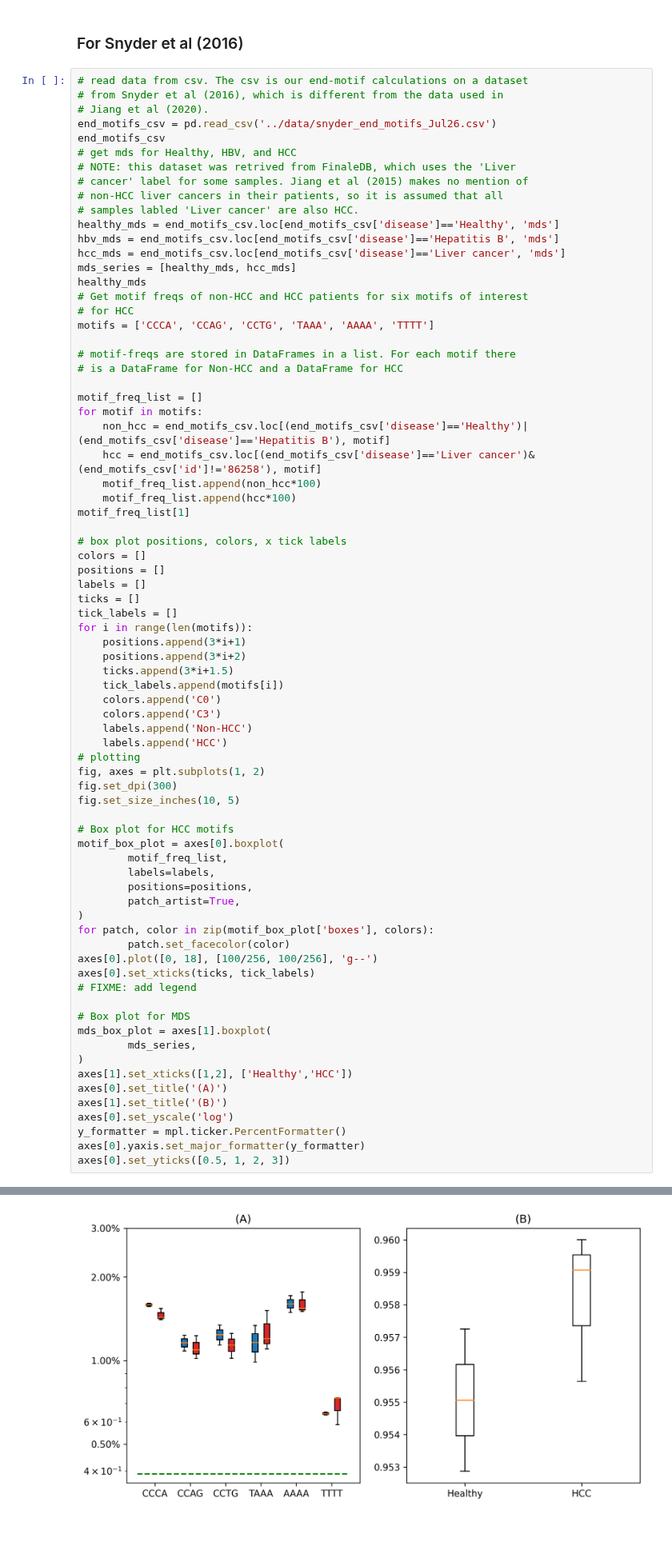
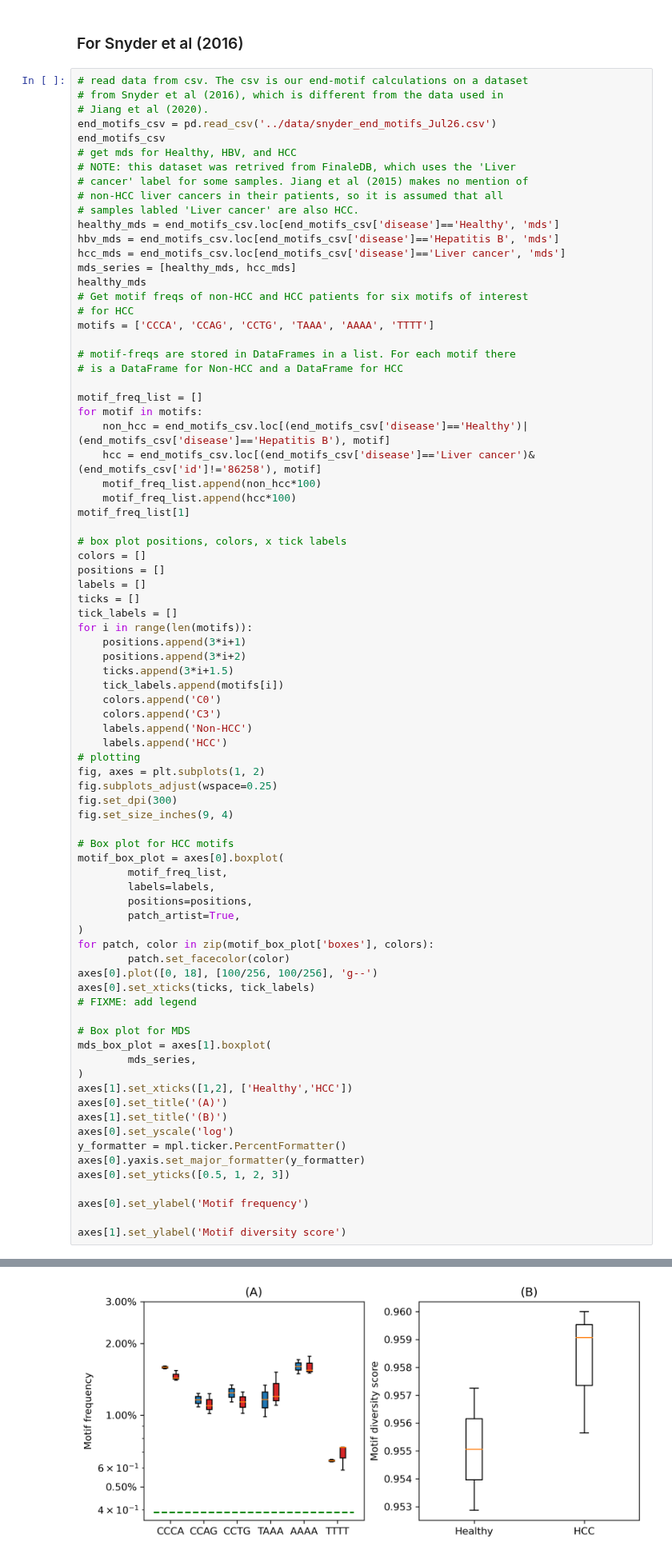
Before and after one commit to epifluidlab/FinaleToolkit, a Jupyter notebook: figs/frag_features_fig.ipynb, the cells around one changed output, grey strips where cells are left out. Shown at 80% size. Drawn from its saved outputs; the diff is of its cells as text; blank space fills up the shorter version.

```diff
--- a/figs/frag_features_fig.ipynb
+++ b/figs/frag_features_fig.ipynb
@@ -287,8 +319,9 @@ for i in range(len(motifs)):
     labels.append('HCC')
 # plotting
 fig, axes = plt.subplots(1, 2)
+fig.subplots_adjust(wspace=0.25)
 fig.set_dpi(300)
-fig.set_size_inches(10, 5)
+fig.set_size_inches(9, 4)
 
 # Box plot for HCC motifs
 motif_box_plot = axes[0].boxplot(
@@ -314,4 +347,8 @@ axes[0].set_yscale('log')
 y_formatter = mpl.ticker.PercentFormatter()
 axes[0].yaxis.set_major_formatter(y_formatter)
 axes[0].set_yticks([0.5, 1, 2, 3])
+
+axes[0].set_ylabel('Motif frequency')
+
+axes[1].set_ylabel('Motif diversity score')
 # %% [output]
@@ -322 +356 @@ axes[0].set_yticks([0.5, 1, 2, 3])
-[figure, old version]
+[figure, new version]
```
Also changed, not shown: parts of 4 cells of this notebook, 3 other files.
